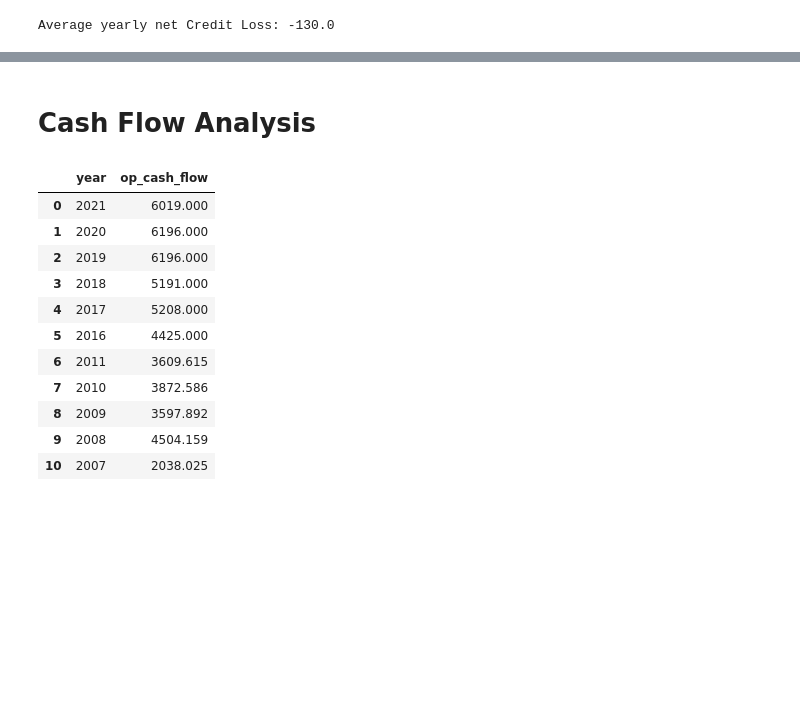
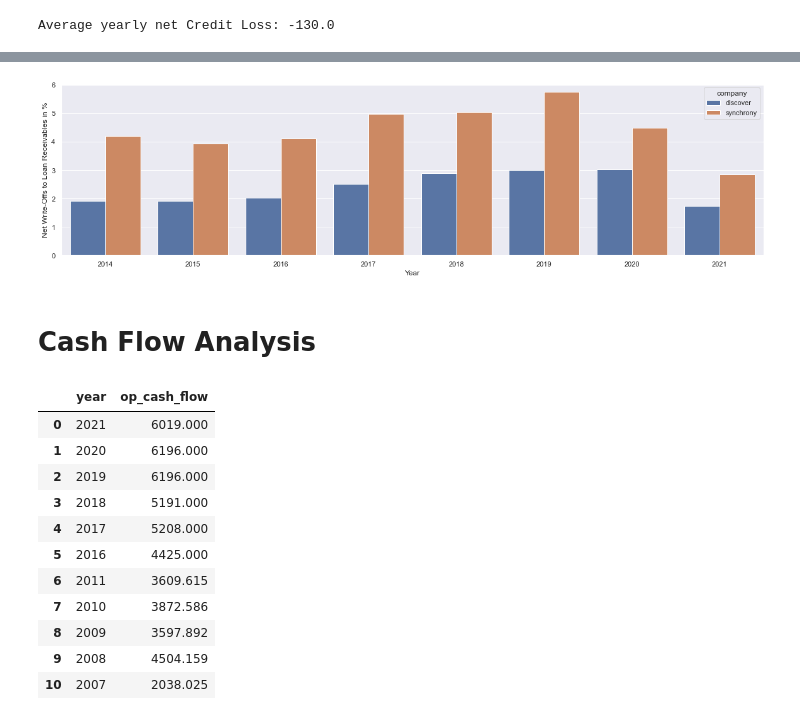
Before and after one commit to EzraTam/edgar-analysis, a Jupyter notebook: edgar_analysis.ipynb, the cells around one changed output, grey strips where cells are left out. Cells and saved outputs as stored; diff of their text form; code cells hidden in the pictures; blank space fills up the shorter version.

```diff
--- a/edgar_analysis.ipynb
+++ b/edgar_analysis.ipynb
@@ -47,3 +16,19 @@ f.close
+# %%
+# Discover Financial
+
+DiscoverService=ds.generate_fin_analyze_class(cik="0001393612",comp_nm="Discover",path=PATH_DATA)
+
+# Synchrony Financial
+
+SynchronyService=ds.generate_fin_analyze_class(cik="0001601712",comp_nm="Synchrony",path=PATH_DATA)
+
+# American Express
+
+AmexService=ds.generate_fin_analyze_class(cik="0000004962",comp_nm="AmEx",path=PATH_DATA)
+
+# Capital One Financial
+
+CapOneService=ds.generate_fin_analyze_class(cik="0000927628",comp_nm="CapOne",path=PATH_DATA)
 # %% [markdown]
 ## Interest bearing deposit
 # %% [markdown]
@@ -560,0 +708,8 @@ df
+# %%
+InterCompanies.merge_by_quant(
+    df_name="loan_losses",
+    quantity= "net_write_offs_to_loan_receivables_perc"
+    )
+
+InterCompanies.dict_df["net_write_offs_to_loan_receivables_perc"]=InterCompanies.dict_df["net_write_offs_to_loan_receivables_perc"].dropna()
+InterCompanies.dict_df["net_write_offs_to_loan_receivables_perc"]
@@ -561,3 +726,11 @@ df
+# %%
+InterCompanies.plot_df(
+    key="net_write_offs_to_loan_receivables_perc",
+    xlabel="Year",
+    ylabel='Net Write-Offs to Loan Receivables in %',
+    width=20,height=5)
+# %% [output]
+[figure, added]
 # %% [markdown]
 # Cash Flow Analysis
 # %%
```
Also changed, not shown: parts of 32 cells of this notebook, 1 other file.
